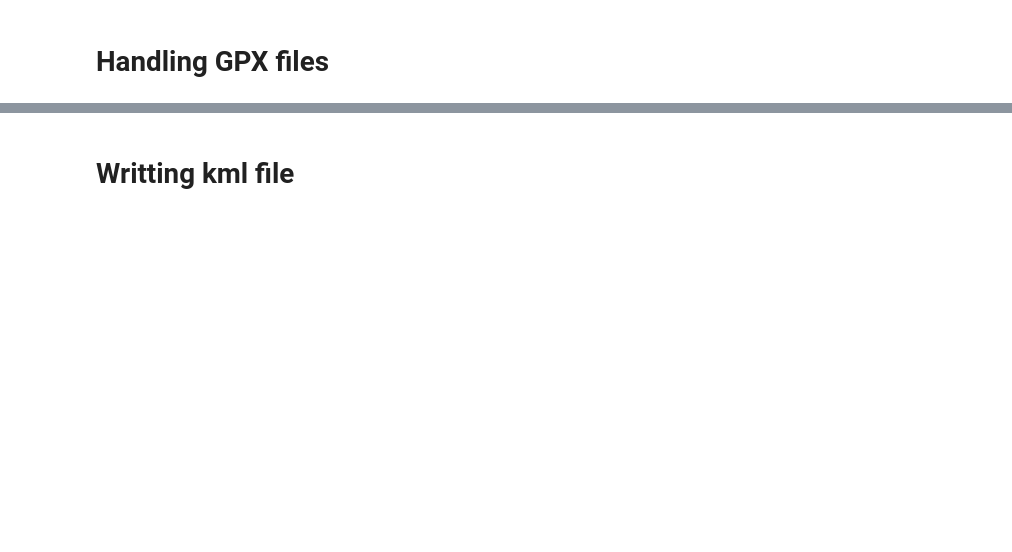
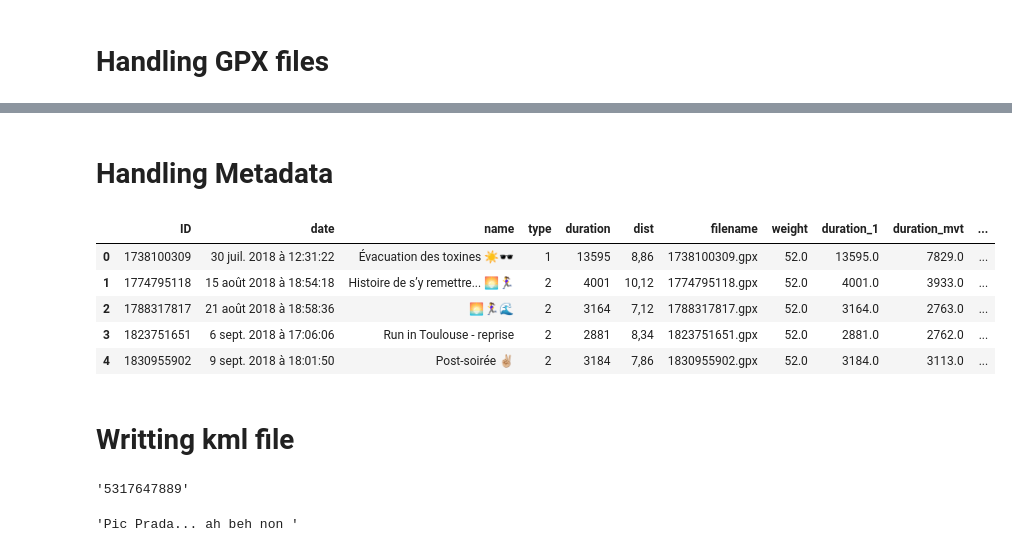
Before and after one commit to gleprince/stravart, a Jupyter notebook: main/generate_kml_tracemap.ipynb, the cells around one changed output, grey strips where cells are left out. Saved outputs shown, nothing was run; the diff lists cells and outputs as text; code cells hidden in the pictures; blank space fills up the shorter version.

```diff
--- a/main/generate_kml_tracemap.ipynb
+++ b/main/generate_kml_tracemap.ipynb
@@ -35,7 +35,7 @@ for csv_file in list_of_csv_files:
     longitude = df.lon.values.tolist()
     coor=[]
     for i in range(1,len(latitude)):
-        if ((type(latitude[i])!= str) and (type(longitude[i])!= str) and math.isnan(longitude[i])==False and math.isnan(latitude[i])==False and longitude[i]>0.01):
+        if ((type(latitude[i])!= str) and (type(longitude[i])!= str) and math.isnan(longitude[i])==False and math.isnan(latitude[i])==False and abs(longitude[i])>0.01):
             coor.append([longitude[i],latitude[i]])
     list_of_coor.append(coor)
 # %% [output]
@@ -121,0 +122,4 @@ print(len(list_of_coor))
+# %% [markdown]
+# Handling Metadata
+# %%
+metadata_path = r"C:\Users\Guilhem Leprince\repo\data\manue"
@@ -122,3 +146,40 @@ print(len(list_of_coor))
+# %%
+df.set_index("ID")
+list_of_filename = df.filename.values.tolist()
+corrected_filename=[]
+for i in list_of_filename:
+    if type(i)==str and i.__contains__("/"):
+        corrected_filename.append(i.split("/")[1])
+    else:
+        corrected_filename.append("")
+df.filename= corrected_filename
+# %%
+# Configuration .yaml?
+activity_nb = {
+    "Randonnée" : 1,
+    "Hike" : 1,
+    "Course à pied" : 2,
+    "Run" : 2,
+    "Ski de randonnée" : 3,
+    "Ski alpin" : 4,
+    "Alpine Ski" : 4,
+    "Escalade" : 5,
+    "Ride" : 6,
+    "Walk" : 7,
+    "Stand Up Paddling" : 8,
+    "Rowing" : 9,
+    "Virtual Ride" : 10}
+
+df=df.replace({"type":activity_nb})
+# %%
+df.head()
+# %% [output]
+|  | ID | date | name | type | duration | dist | filename | weight | duration_1 | duration_mvt | ... |
+| 0 | 1738100309 | 30 juil. 2018 à 12:31:22 | Évacuation des toxines ☀️🕶 | 1 | 13595 | 8,86 | 1738100309.gpx | 52.0 | 13595.0 | 7829.0 | ... |
+| 1 | 1774795118 | 15 août 2018 à 18:54:18 | Histoire de s’y remettre... 🌅🏃‍♀️ | 2 | 4001 | 10,12 | 1774795118.gpx | 52.0 | 4001.0 | 3933.0 | ... |
+| 2 | 1788317817 | 21 août 2018 à 18:58:36 | 🌅🏃‍♀️🌊 | 2 | 3164 | 7,12 | 1788317817.gpx | 52.0 | 3164.0 | 2763.0 | ... |
+| 3 | 1823751651 | 6 sept. 2018 à 17:06:06 | Run in Toulouse - reprise | 2 | 2881 | 8,34 | 1823751651.gpx | 52.0 | 2881.0 | 2762.0 | ... |
+| 4 | 1830955902 | 9 sept. 2018 à 18:01:50 | Post-soirée ✌🏼 | 2 | 3184 | 7,86 | 1830955902.gpx | 52.0 | 3184.0 | 3113.0 | ... |
 # %% [markdown]
 # Writting kml file
 # %%
@@ -127,2 +206,10 @@ list_of_filename = list_of_csv_files + list_of_gpx_files
+# %%
+namefile
+# %% [output]
+'5317647889'
+# %%
+df[df.filename==namefile+".fit.gz"].name.values[0]
+# %% [output]
+'Pic Prada... ah beh non '
 # %%
 kml = simplekml.Kml()
```
Also changed, not shown: parts of 11 cells of this notebook, 5 other files.
